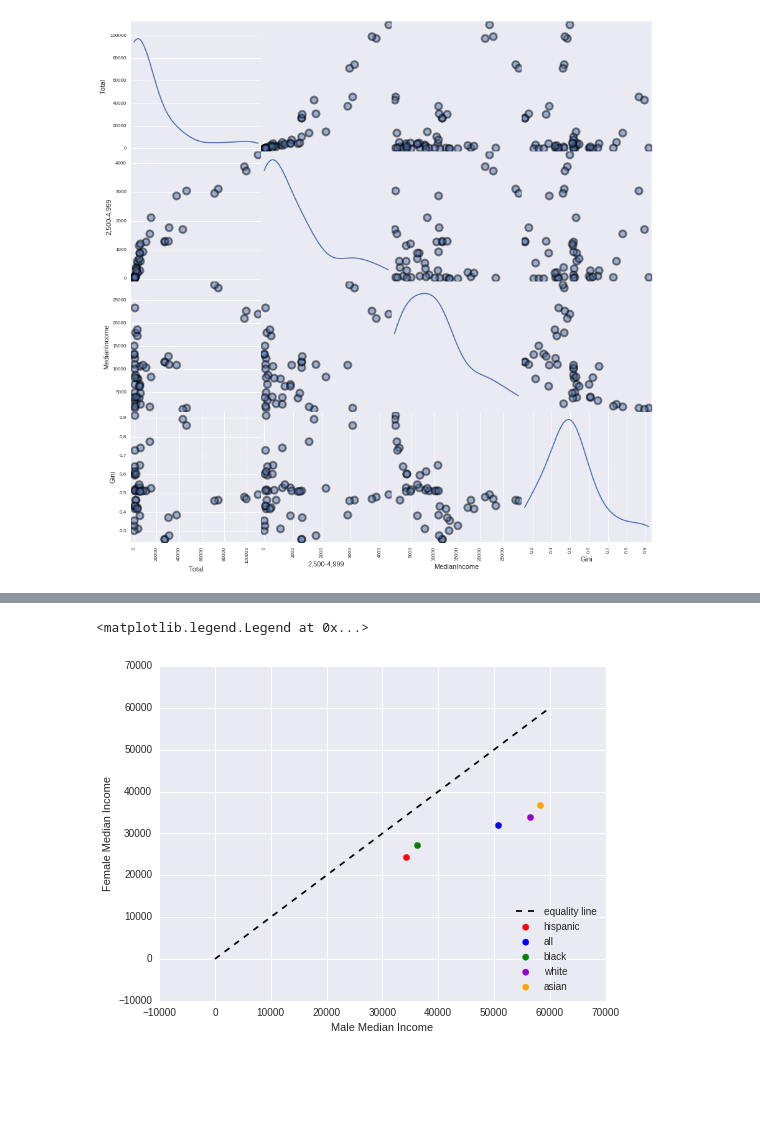
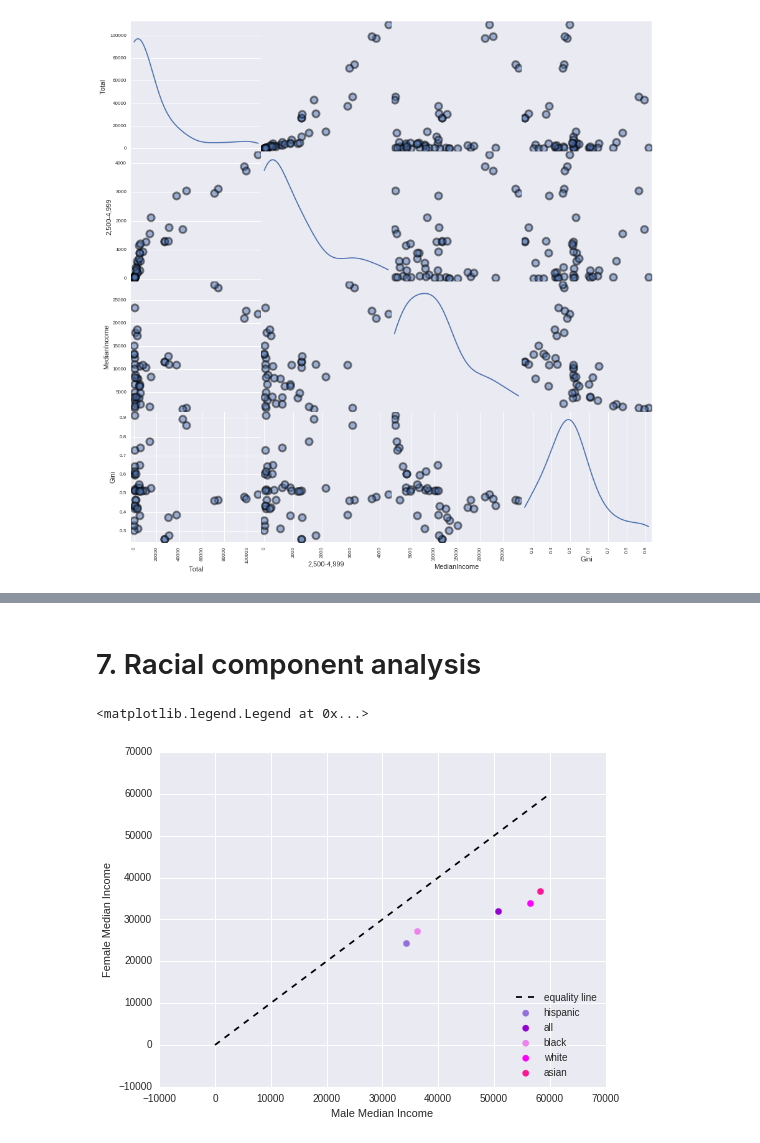
Before and after one commit to alephcero/PUI2016_fdg224, a Jupyter notebook: HW5_fdg224/HW5_2_fdg224.ipynb, the cells around one changed output, grey strips where cells are left out. Drawn from its saved outputs; the diff is of its cells as text; code cells hidden in the pictures; blank space fills up the shorter version.

```diff
--- a/HW5_fdg224/HW5_2_fdg224.ipynb
+++ b/HW5_fdg224/HW5_2_fdg224.ipynb
@@ -118,0 +122,16 @@ also plot the 1-1 line: the diagonal that corresponds to men and women getting t
+# %%
+#store values in lists
+maleIncomes = []
+femaleIncomes = []
+races = []
+colors = ['mediumpurple','darkviolet','violet','magenta','deeppink']
+
+
+for race in allfemales.keys():
+    meanIncomeMale = allmales[race]['MeanIncome'][0]
+    meanIncomeFemale = allfemales[race]['MeanIncome'][0]
+    races.append(race)
+    maleIncomes.append(meanIncomeMale)
+    femaleIncomes.append(meanIncomeFemale)
+
+#start plotting
@@ -119,31 +347,19 @@ also plot the 1-1 line: the diagonal that corresponds to men and women getting t
+# %% [markdown]
+# 7. Racial component analysis
 # %%
 fig = plt.figure(figsize=(8,6))
 ax = fig.add_subplot(1,1,1)
 ax.plot([0,60000], [0,60000], 'k--', label = 'equality line')
 
-maleIncomes = []
-femaleIncome = []
-races = []
-colors = ['red','blue','green','darkviolet','orange']
-
-
-for race in allfemales.keys():
-    meanIncomeMale = allmales[race]['MeanIncome'][0]
-    meanIncomeFemale = allfemales[race]['MeanIncome'][0]
-    races.append(race)
-    maleIncomes.append(meanIncomeMale)
-    femaleIncome.append(meanIncomeFemale)
-
-df = pd.DataFrame({'race':races,'maleIncome':maleIncomes,'femaleIncome':femaleIncome,'color':colors})
 i = 0
 while i <= 4:
-    ax.scatter(df.maleIncome[i],df.femaleIncome[i], color = df.color[i], s=40, label = df.race[i])
+    ax.scatter(maleIncomes[i],femaleIncomes[i], color = colors[i], s=40, label = races[i])
     i += 1
 
 ax.set_xlabel('Male Median Income')
 ax.set_ylabel('Female Median Income')
 ax.legend(loc=4)
 # %% [output]
 <matplotlib.legend.Legend at 0x...>
-[figure, old version]
+[figure, new version]
 # %% [markdown]
```
Also changed, not shown: parts of 39 cells of this notebook.
